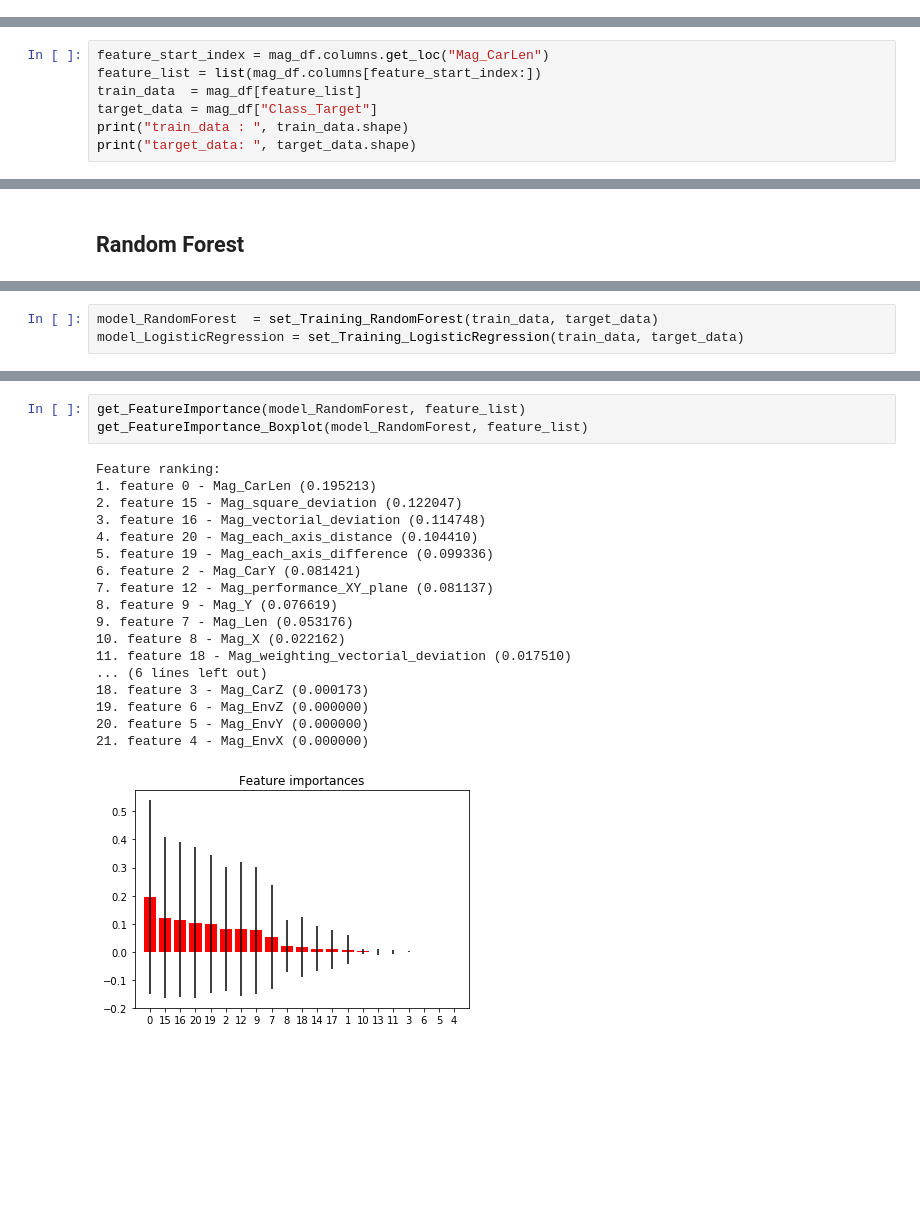
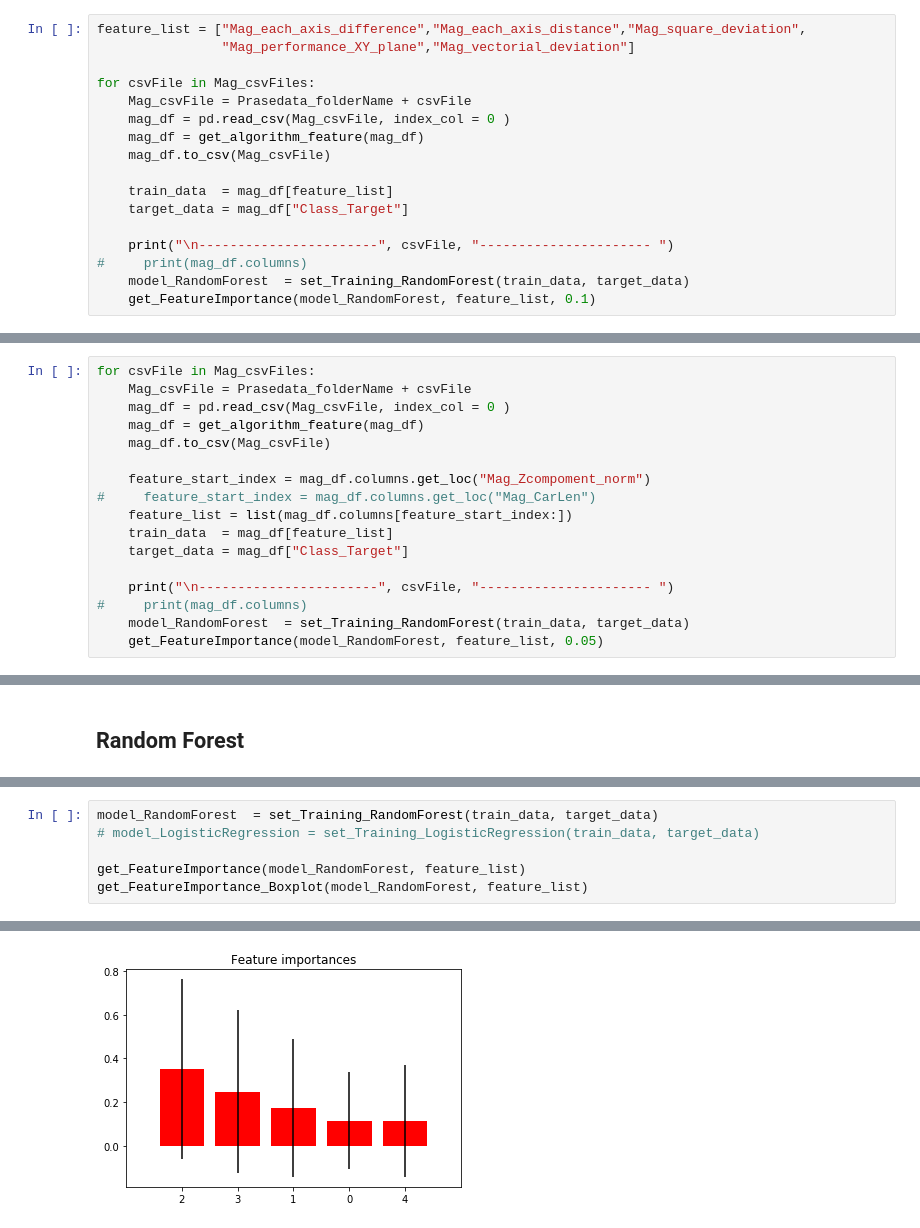
Before and after one commit to qwedsazxc78/ML_DL_Learning, a Jupyter notebook: Gemtek/Detection_Algorithm_v2.ipynb, the cells around one changed output, grey strips where cells are left out. Saved outputs shown, nothing was run; the diff lists cells and outputs as text; blank space fills up the shorter version.

```diff
--- a/Gemtek/Detection_Algorithm_v2.ipynb
+++ b/Gemtek/Detection_Algorithm_v2.ipynb
@@ -351,0 +452,17 @@ Index(['Backward', 'Brand', 'Category', 'Class', 'Class_Target', 'Forward',
+# %%
+feature_list = ["Mag_each_axis_difference","Mag_each_axis_distance","Mag_square_deviation",
+                "Mag_performance_XY_plane","Mag_vectorial_deviation"]
+
+for csvFile in Mag_csvFiles:
+    Mag_csvFile = Prasedata_folderName + csvFile
+    mag_df = pd.read_csv(Mag_csvFile, index_col = 0 )
+    mag_df = get_algorithm_feature(mag_df)
+    mag_df.to_csv(Mag_csvFile)
+
+    train_data  = mag_df[feature_list]
+    target_data = mag_df["Class_Target"]
+
+    print("\n-----------------------", csvFile, "---------------------- ")
+#     print(mag_df.columns)
+    model_RandomForest  = set_Training_RandomForest(train_data, target_data)
+    get_FeatureImportance(model_RandomForest, feature_list, 0.1)
@@ -352,8 +487,18 @@ Index(['Backward', 'Brand', 'Category', 'Class', 'Class_Target', 'Forward',
 # %%
-feature_start_index = mag_df.columns.get_loc("Mag_CarLen")
-feature_list = list(mag_df.columns[feature_start_index:])
-train_data  = mag_df[feature_list]
-target_data = mag_df["Class_Target"]
-print("train_data : ", train_data.shape)
-print("target_data: ", target_data.shape)
+for csvFile in Mag_csvFiles:
+    Mag_csvFile = Prasedata_folderName + csvFile
+    mag_df = pd.read_csv(Mag_csvFile, index_col = 0 )
+    mag_df = get_algorithm_feature(mag_df)
+    mag_df.to_csv(Mag_csvFile)
+
+    feature_start_index = mag_df.columns.get_loc("Mag_Zcompoment_norm")
+#     feature_start_index = mag_df.columns.get_loc("Mag_CarLen")
+    feature_list = list(mag_df.columns[feature_start_index:])
+    train_data  = mag_df[feature_list]
+    target_data = mag_df["Class_Target"]
+
+    print("\n-----------------------", csvFile, "---------------------- ")
+#     print(mag_df.columns)
+    model_RandomForest  = set_Training_RandomForest(train_data, target_data)
+    get_FeatureImportance(model_RandomForest, feature_list, 0.05)
 # %% [output]
@@ -406,4 +524,7 @@ def get_FeatureImportance_Boxplot(model, featureName):
 # %%
 model_RandomForest  = set_Training_RandomForest(train_data, target_data)
-model_LogisticRegression = set_Training_LogisticRegression(train_data, target_data)
+# model_LogisticRegression = set_Training_LogisticRegression(train_data, target_data)
+
+get_FeatureImportance(model_RandomForest, feature_list)
+get_FeatureImportance_Boxplot(model_RandomForest, feature_list)
 # %% [output]
@@ -414,22 +539 @@ Click Rate:  38.54166666666667 %
+[figure, added]
-# %%
-get_FeatureImportance(model_RandomForest, feature_list)
-get_FeatureImportance_Boxplot(model_RandomForest, feature_list)
-# %% [output]
-Feature ranking:
-1. feature 0 - Mag_CarLen (0.195213)
-2. feature 15 - Mag_square_deviation (0.122047)
-3. feature 16 - Mag_vectorial_deviation (0.114748)
-4. feature 20 - Mag_each_axis_distance (0.104410)
-5. feature 19 - Mag_each_axis_difference (0.099336)
-6. feature 2 - Mag_CarY (0.081421)
-7. feature 12 - Mag_performance_XY_plane (0.081137)
-8. feature 9 - Mag_Y (0.076619)
-9. feature 7 - Mag_Len (0.053176)
-10. feature 8 - Mag_X (0.022162)
-11. feature 18 - Mag_weighting_vectorial_deviation (0.017510)
-... (6 lines left out)
-18. feature 3 - Mag_CarZ (0.000173)
-19. feature 6 - Mag_EnvZ (0.000000)
-20. feature 5 - Mag_EnvY (0.000000)
-21. feature 4 - Mag_EnvX (0.000000)
-[figure, removed]
```
Also changed, not shown: parts of 14 cells of this notebook, 46 other files.
